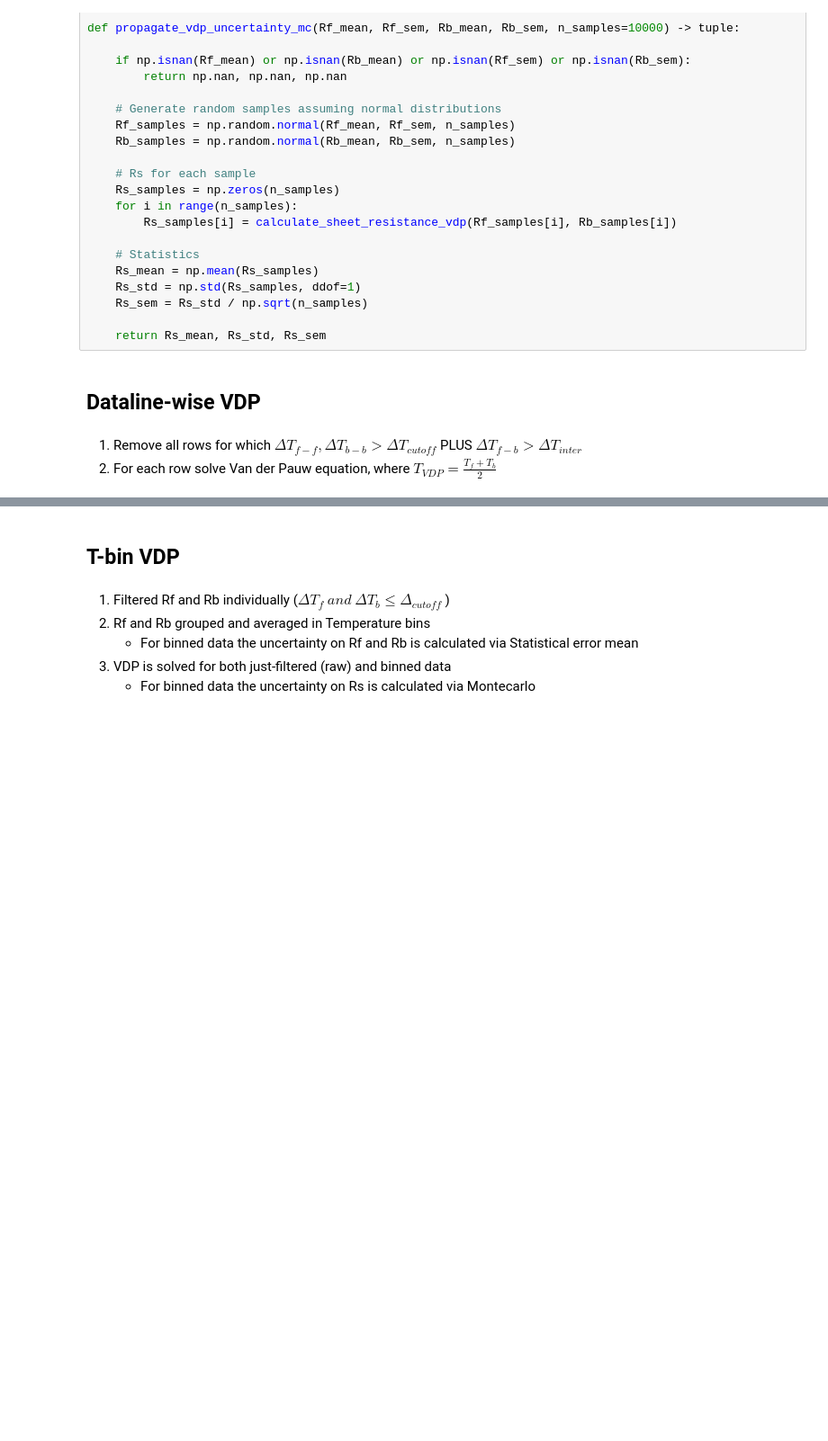
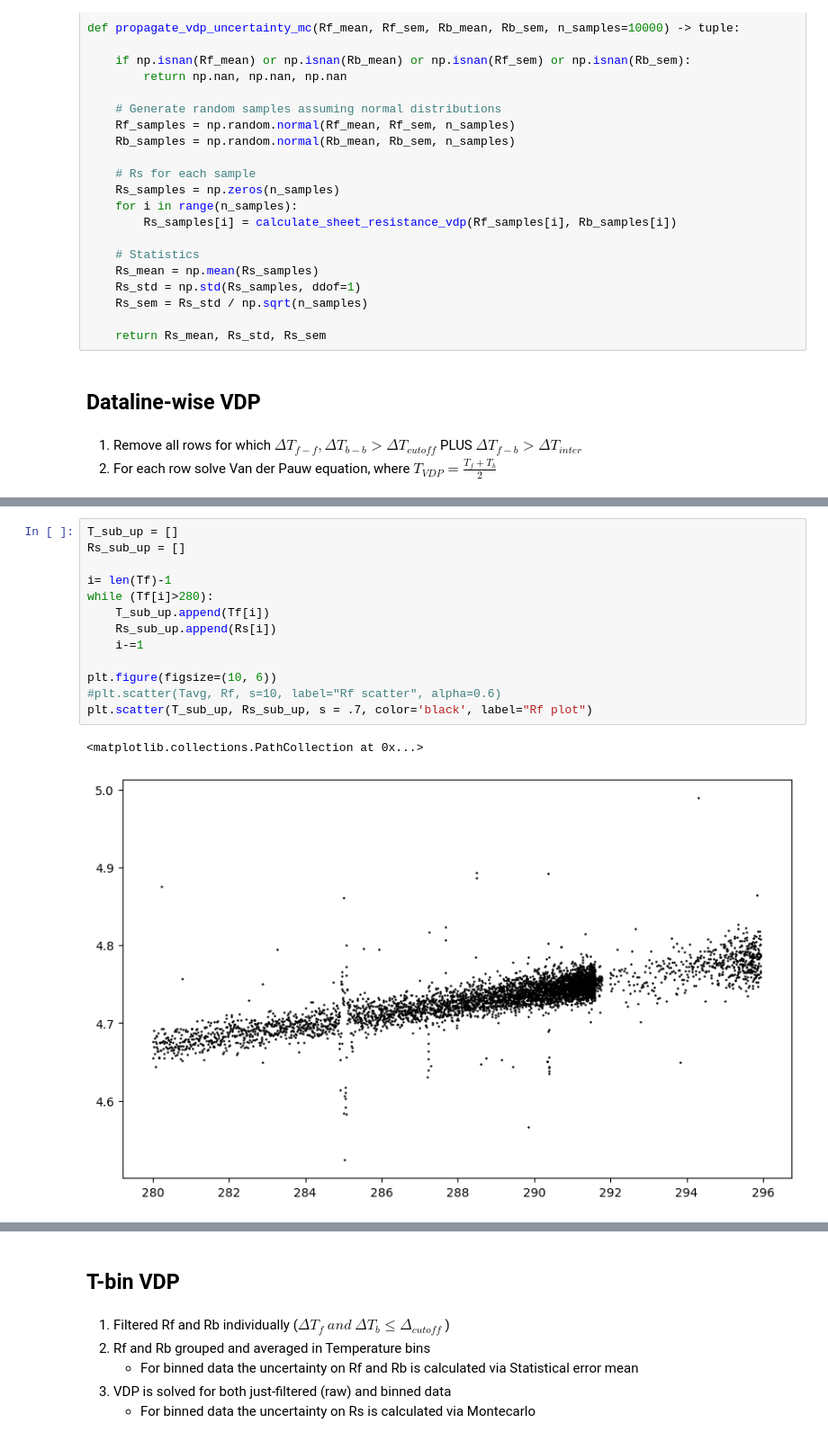
Before and after one commit to gamberoillecito/Nb-Characterization, a Jupyter notebook: R-vs-T/VdP.ipynb, the cells around one changed output, grey strips where cells are left out. Shown at 90% size. Saved outputs shown, nothing was run; the diff lists cells and outputs as text; blank space fills up the shorter version.

```diff
--- a/R-vs-T/VdP.ipynb
+++ b/R-vs-T/VdP.ipynb
@@ -158,0 +197,16 @@ Text(0.5, 1.0, 'Sheet Resistance vs. Temperature')
+# %%
+T_sub_up = []
+Rs_sub_up = []
+
+i= len(Tf)-1
+while (Tf[i]>280):
+    T_sub_up.append(Tf[i])
+    Rs_sub_up.append(Rs[i])
+    i-=1
+
+plt.figure(figsize=(10, 6))
+#plt.scatter(Tavg, Rf, s=10, label="Rf scatter", alpha=0.6)
+plt.scatter(T_sub_up, Rs_sub_up, s = .7, color='black', label="Rf plot")
+# %% [output]
+<matplotlib.collections.PathCollection at 0x...>
+[figure, added]
```
Also changed, not shown: parts of 7 cells of this notebook.
